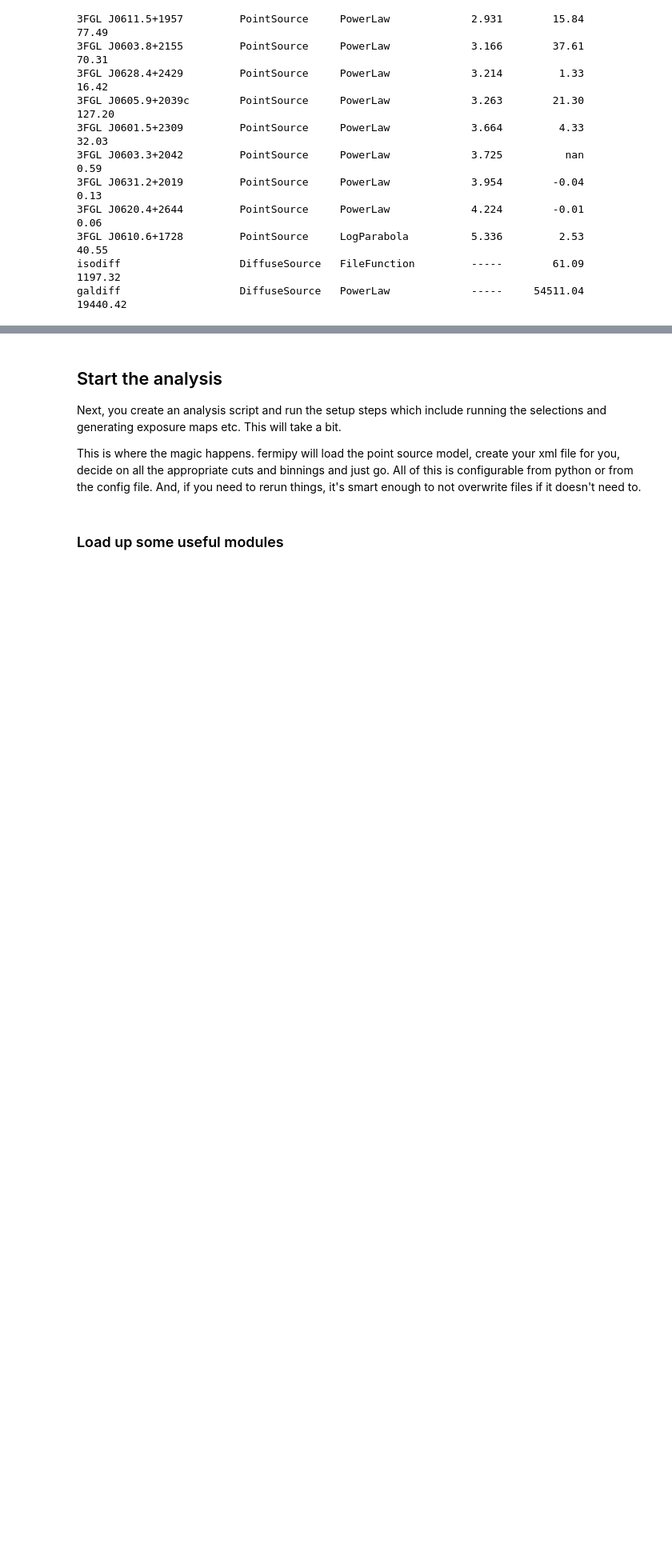
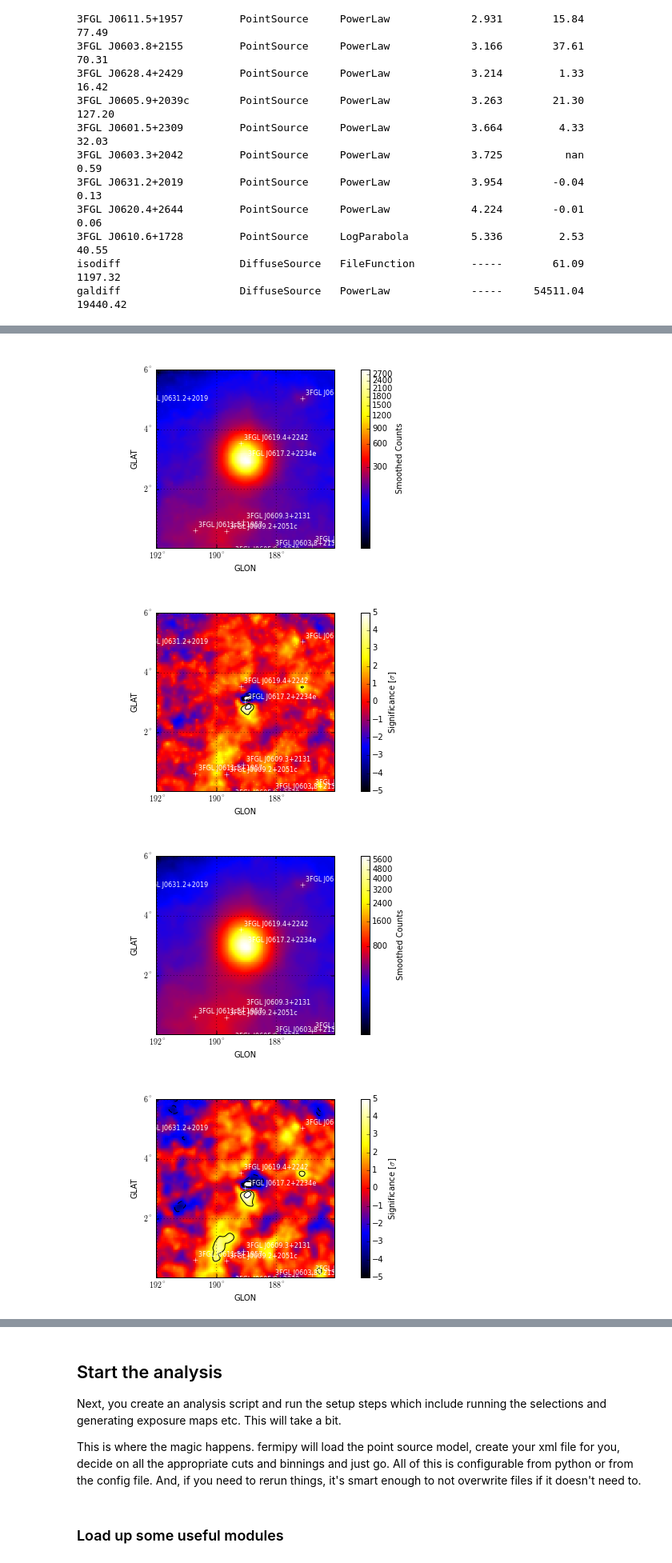
Before and after one commit to fermiPy/fermipy, a Jupyter notebook: notebooks/ic443.ipynb, the cells around one changed output, grey strips where cells are left out. Shown at 80% size. Drawn from its saved outputs; the diff is of its cells as text; code cells hidden in the pictures; blank space fills up the shorter version.

```diff
--- a/notebooks/ic443.ipynb
+++ b/notebooks/ic443.ipynb
@@ -141,0 +131,11 @@ config.yaml
+# %%
+from IPython.display import Image, display
+import glob
+
+for f in glob.glob('ic443/ic443_roifit*png'):
+    display(Image(f))
+# %% [output]
+[figure, added]
+[figure, added]
+[figure, added]
+[figure, added]
```
Also changed, not shown: parts of 17 cells of this notebook, 1 other file.
